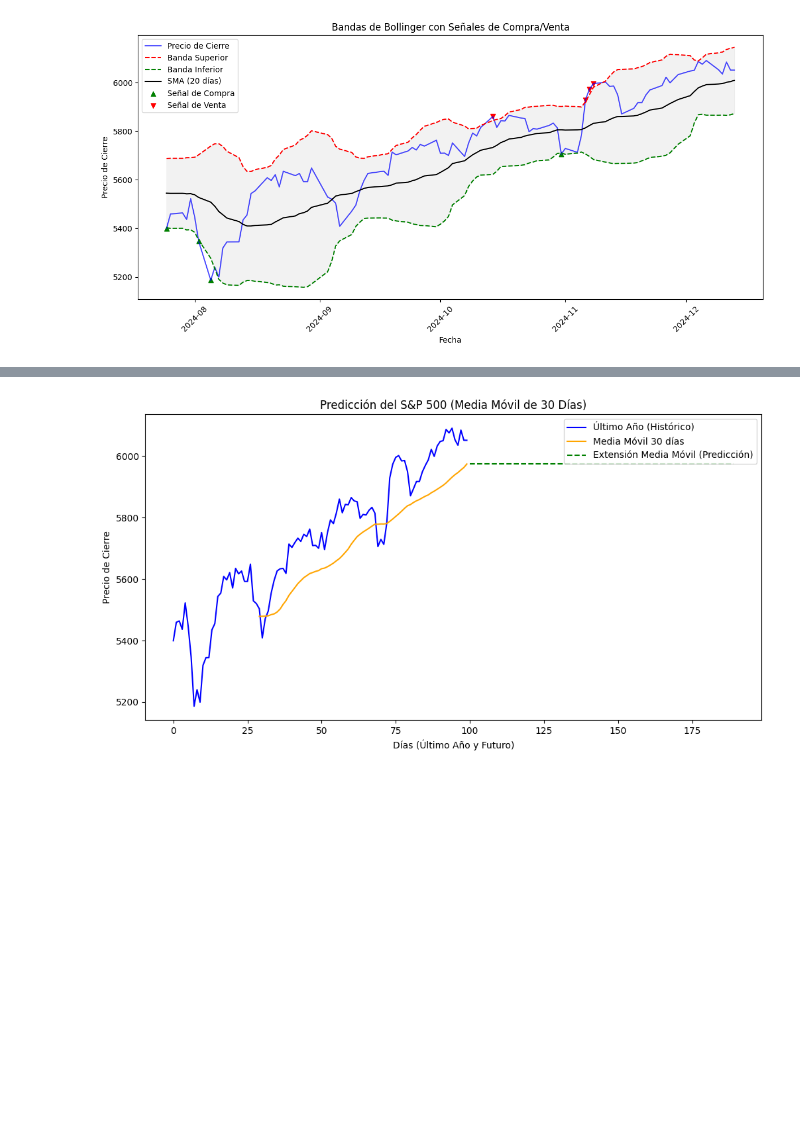
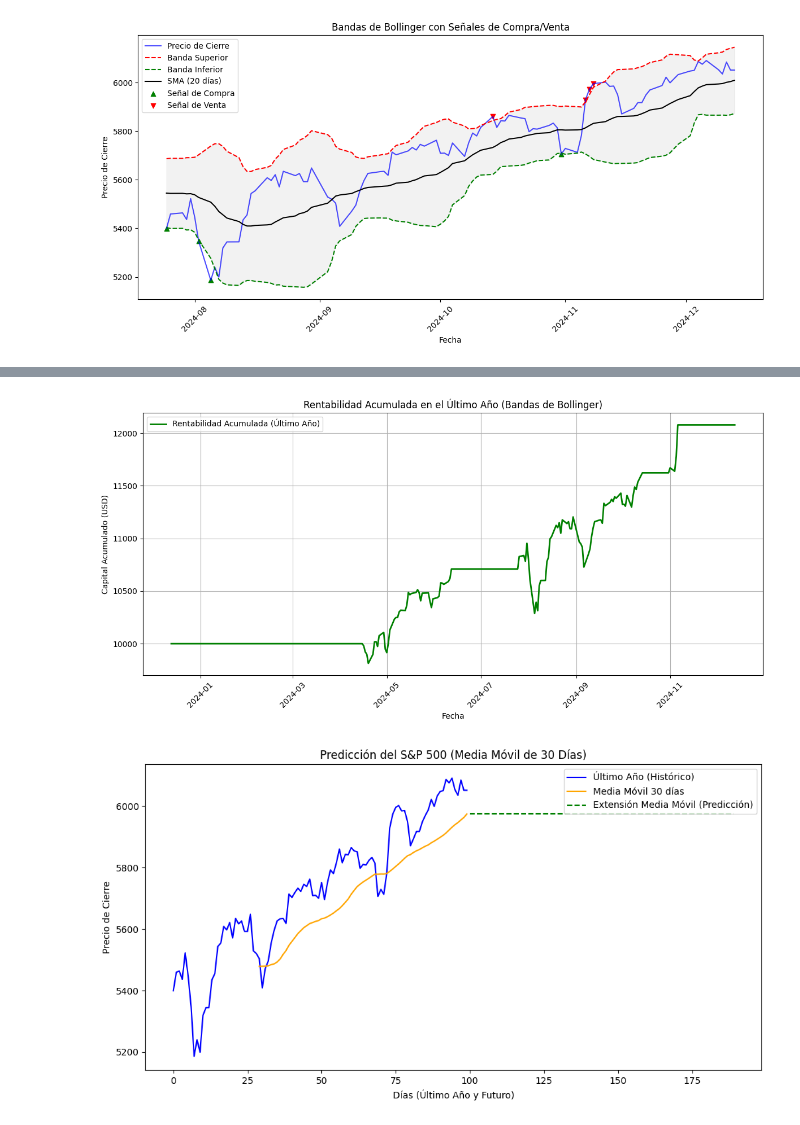
Before and after one commit to Rommel-DS/EDA_S-P500, a Jupyter notebook: src/notebooks/Notebook_pruebas_rentabilidad.ipynb, the cells around one changed output, grey strips where cells are left out. Cells and saved outputs as stored; diff of their text form; code cells hidden in the pictures; blank space fills up the shorter version.

```diff
--- a/src/notebooks/Notebook_pruebas_rentabilidad.ipynb
+++ b/src/notebooks/Notebook_pruebas_rentabilidad.ipynb
@@ -790,3 +790,67 @@ plt.tight_layout()
 plt.show()
 # %% [output]
 [figure]
+# %%
+# Parámetros para las Bandas de Bollinger
+n = 20  # Período de la SMA
+k = 2   # Número de desviaciones estándar
+
+# 1. Cargar y Preparar Datos (simulado: sp500 ya cargado con columnas Date y Close)
+
+# Convertir la columna Date a tipo datetime para filtrar por fecha
+sp500['Date'] = pd.to_datetime(sp500['Date'])
+
+# Filtrar datos del último año
+ultimo_anio = sp500[sp500['Date'] >= sp500['Date'].max() - pd.DateOffset(years=1)].copy()
+
+# 2. Calcular las Bandas de Bollinger
+ultimo_anio['SMA'] = ultimo_anio['Close'].rolling(window=n).mean()
+ultimo_anio['STD'] = ultimo_anio['Close'].rolling(window=n).std()
+ultimo_anio['Banda Superior'] = ultimo_anio['SMA'] + (k * ultimo_anio['STD'])
+ultimo_anio['Banda Inferior'] = ultimo_anio['SMA'] - (k * ultimo_anio['STD'])
+
+# 3. Generar Señales de Compra y Venta
+ultimo_anio['Compra'] = ultimo_anio['Close'] < ultimo_anio['Banda Inferior']  # Señal de compra
+ultimo_anio['Venta'] = ultimo_anio['Close'] > ultimo_anio['Banda Superior']  # Señal de venta
+
+# 4. Simulación de la Estrategia en el Último Año
+capital_inicial = 10000  # Capital inicial en USD
+capital = capital_inicial
+position = 0  # Cantidad de acciones
+rentabilidad = [capital_inicial]  # Lista para la rentabilidad acumulada
+
+# Iterar por el DataFrame del último año
+for i in range(len(ultimo_anio)):
+    if ultimo_anio['Compra'].iloc[i] and position == 0:  # Comprar si no tenemos posición
+        position = capital / ultimo_anio['Close'].iloc[i]
+        capital = 0
+        print(f"Compra a ${ultimo_anio['Close'].iloc[i]:.2f} el {ultimo_anio['Date'].iloc[i]}")
+
+    elif ultimo_anio['Venta'].iloc[i] and position > 0:  # Vender si tenemos posición
+        capital = position * ultimo_anio['Close'].iloc[i]
+        position = 0
+        print(f"Venta a ${ultimo_anio['Close'].iloc[i]:.2f} el {ultimo_anio['Date'].iloc[i]}")
+
+    # Actualizar rentabilidad diaria
+    valor_actual = capital + (position * ultimo_anio['Close'].iloc[i])
+    rentabilidad.append(valor_actual)
+
+# 5. Crear DataFrame con Rentabilidad Acumulada
+ultimo_anio_rentabilidad = pd.DataFrame({
+    'Date': ultimo_anio['Date'],
+    'Rentabilidad': rentabilidad[1:]  # Ignorar el valor inicial duplicado
+})
+
+# 6. Graficar Rentabilidad del Último Año
+plt.figure(figsize=(12, 6))
+plt.plot(ultimo_anio_rentabilidad['Date'], ultimo_anio_rentabilidad['Rentabilidad'],
+         color='green', linewidth=2, label='Rentabilidad Acumulada (Último Año)')
+plt.title('Rentabilidad Acumulada en el Último Año (Bandas de Bollinger)')
+plt.xlabel('Fecha')
+plt.ylabel('Capital Acumulado (USD)')
+plt.legend()
+plt.grid(True)
+plt.xticks(rotation=45)
+plt.tight_layout()
+plt.show()
+# %% [output]
@@ -793,3 +863,4 @@ plt.show()
+[figure, added]
 # %%
 # Filtrar el último año de datos y hacer una copia
 sp500_last_year = sp500.tail(100).copy()
```
Also changed, not shown: parts of 1 cell of this notebook.
